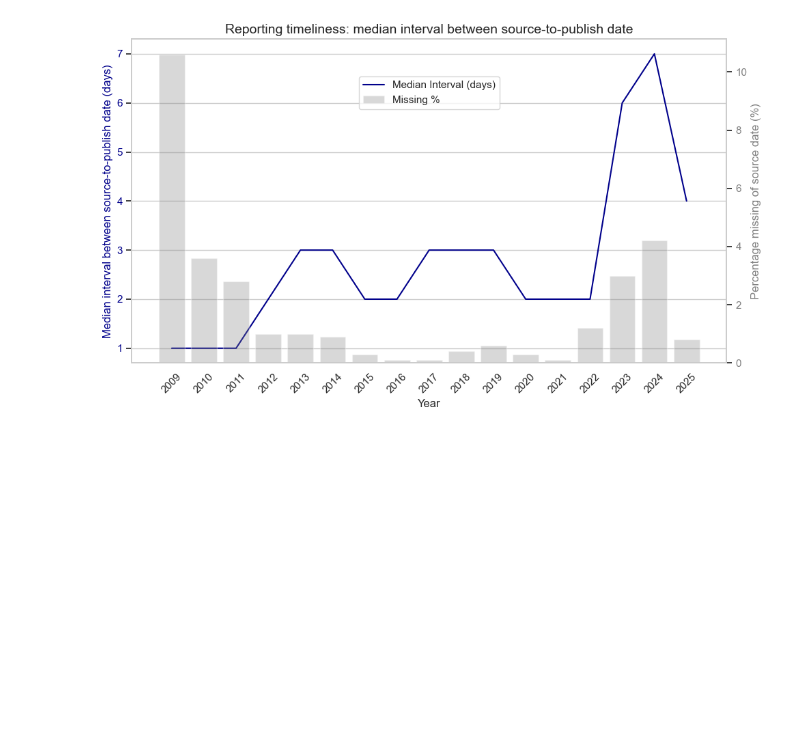
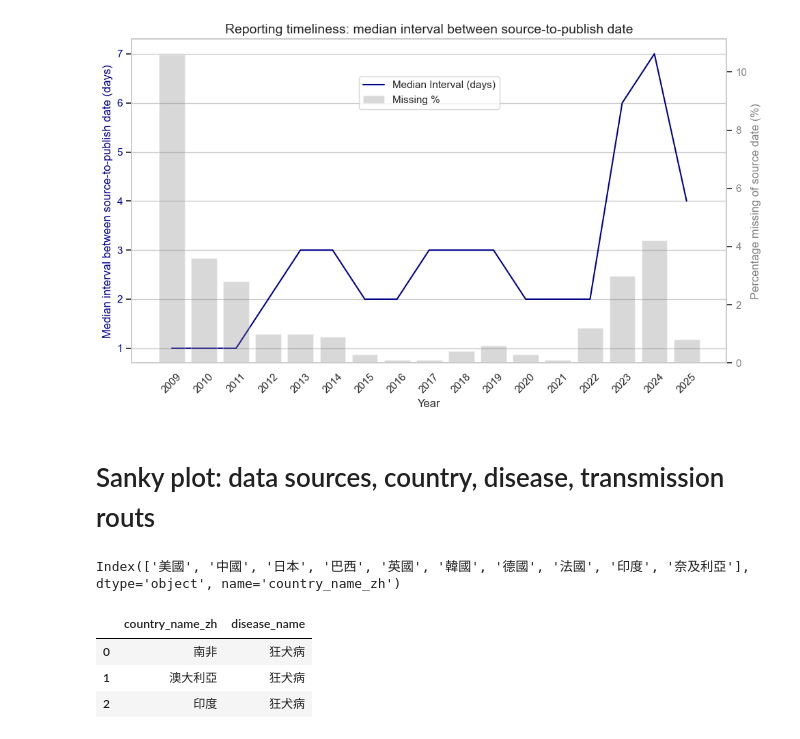
Before and after one commit to haokaitseng/cdc_eic_daily_news, a Jupyter notebook: 00_data_cleaning.ipynb, the cells around one changed output. Drawn from its saved outputs; the diff is of its cells as text; code cells hidden in the pictures; blank space fills up the shorter version.

```diff
--- a/00_data_cleaning.ipynb
+++ b/00_data_cleaning.ipynb
@@ -1425,3 +1544,81 @@ ax1.legend(lines_1 + lines_2, labels_1 + labels_2, loc='upper center', bbox_to_a
 plt.show()
 # %% [output]
 [figure]
+# %% [markdown]
+# Sanky plot: data sources, country, disease, transmission routs
+# %%
+import pandas as pd
+import plotly.graph_objects as go
+import plotly.colors as pc
+
+# Step 1: Prepare data
+df['date'] = pd.to_datetime(df['date'])
+
+df_temp = df[df['date'].dt.year > 2020]# subsetting 2009, 2020
+
+df_temp = df_temp[['country_name_zh', 'disease_name']].dropna()
+
+
+# Step 2: Keep top 5 countries and diseases, group others
+top_countries = df_temp['country_name_zh'].value_counts().nlargest(10).index
+top_diseases = df_temp['disease_name'].value_counts().nlargest(10).index
+print(top_countries)
+df_temp['country_name_zh_sanky'] = df_temp['country_name_zh'].where(df_temp['country_name_zh'].isin(top_countries), '其他國家')
+df_temp['disease_name_sanky'] = df_temp['disease_name'].where(df_temp['disease_name'].isin(top_diseases), '其他疾病')
+
+# Step 3: Group and filter
+df_grouped = df_temp.groupby(['country_name_zh_sanky', 'disease_name_sanky']).size().reset_index(name='count')
+df_grouped = df_grouped[df_grouped['count'] >= 100]# to make the graph less busy
+
+# Step 4: Build node list and index
+all_nodes = pd.Series(df_grouped['country_name_zh_sanky'].tolist() + df_grouped['disease_name_sanky'].tolist()).unique()
+node_indices = {name: i for i, name in enumerate(all_nodes)}
+df_grouped['source'] = df_grouped['country_name_zh_sanky'].map(node_indices)
+df_grouped['target'] = df_grouped['disease_name_sanky'].map(node_indices)
+
+# Step 5: Assign reasonable node colors
+# Use pastel Set3 for visual harmony (enough contrast, easy on eyes)
+# color_palette = pc.qualitative.Set3
+# node_colors = [color_palette[i % len(color_palette)] for i in range(len(all_nodes))]
+color_palette = pc.qualitative.Bold  # High-contrast, vivid
+node_colors = [color_palette[i % len(color_palette)] for i in range(len(all_nodes))]
+
+
+# Step 6: Assign link colors based on target (disease node)
+target_colors = {name: node_colors[node_indices[name]] for name in df_grouped['disease_name_sanky'].unique()}
+df_grouped['link_color'] = df_grouped['disease_name_sanky'].map(target_colors)
+
+# Step 7: Build Sankey diagram
+fig = go.Figure(data=[go.Sankey(
+    arrangement='snap',
+    node=dict(
+        pad=15,
+        thickness=20,
+        line=dict(color="black", width=0.5),
+        label=all_nodes,
+        color=node_colors
+    ),
+    link=dict(
+        source=df_grouped['source'],
+        target=df_grouped['target'],
+        value=df_grouped['count'],
+        color=df_grouped['link_color']  # match disease color
+    )
+)])
+
+fig.update_layout(
+    width=800,
+    height=900,
+    title_text="Sankey Diagram: Countries to Diseases, 2020-2025",
+    font_size=12
+)
+fig.show()
+# %% [output]
+Index(['美國', '中國', '日本', '巴西', '英國', '韓國', '德國', '法國', '印度', '奈及利亞'], dtype='object', name='country_name_zh')
+# %%
+df.head(3)
+# %% [output]
+|  | country_name_zh | disease_name |
+| 0 | 南非 | 狂犬病 |
+| 1 | 澳大利亞 | 狂犬病 |
+| 2 | 印度 | 狂犬病 |
```
Also changed, not shown: parts of 9 cells of this notebook, 9 other files.
